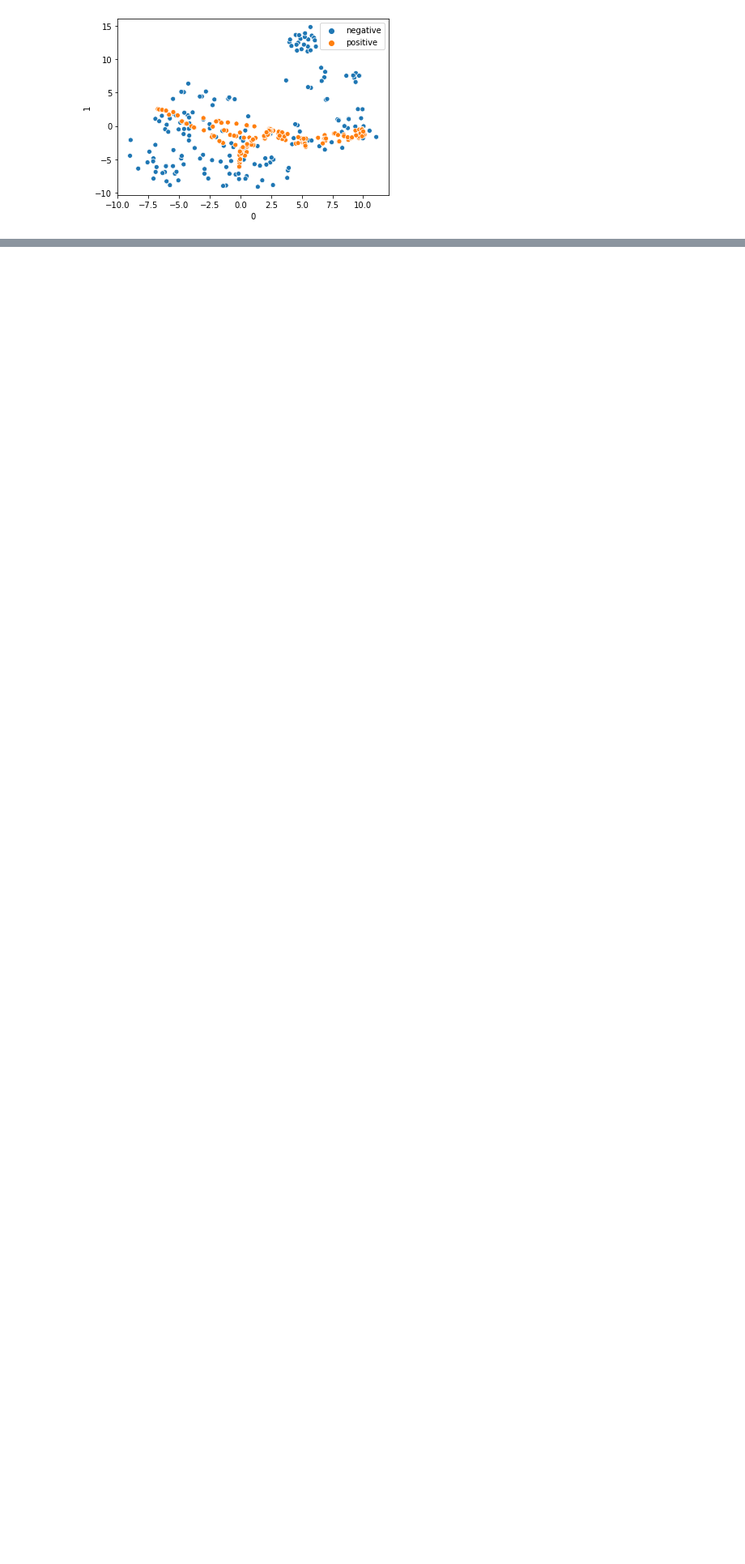
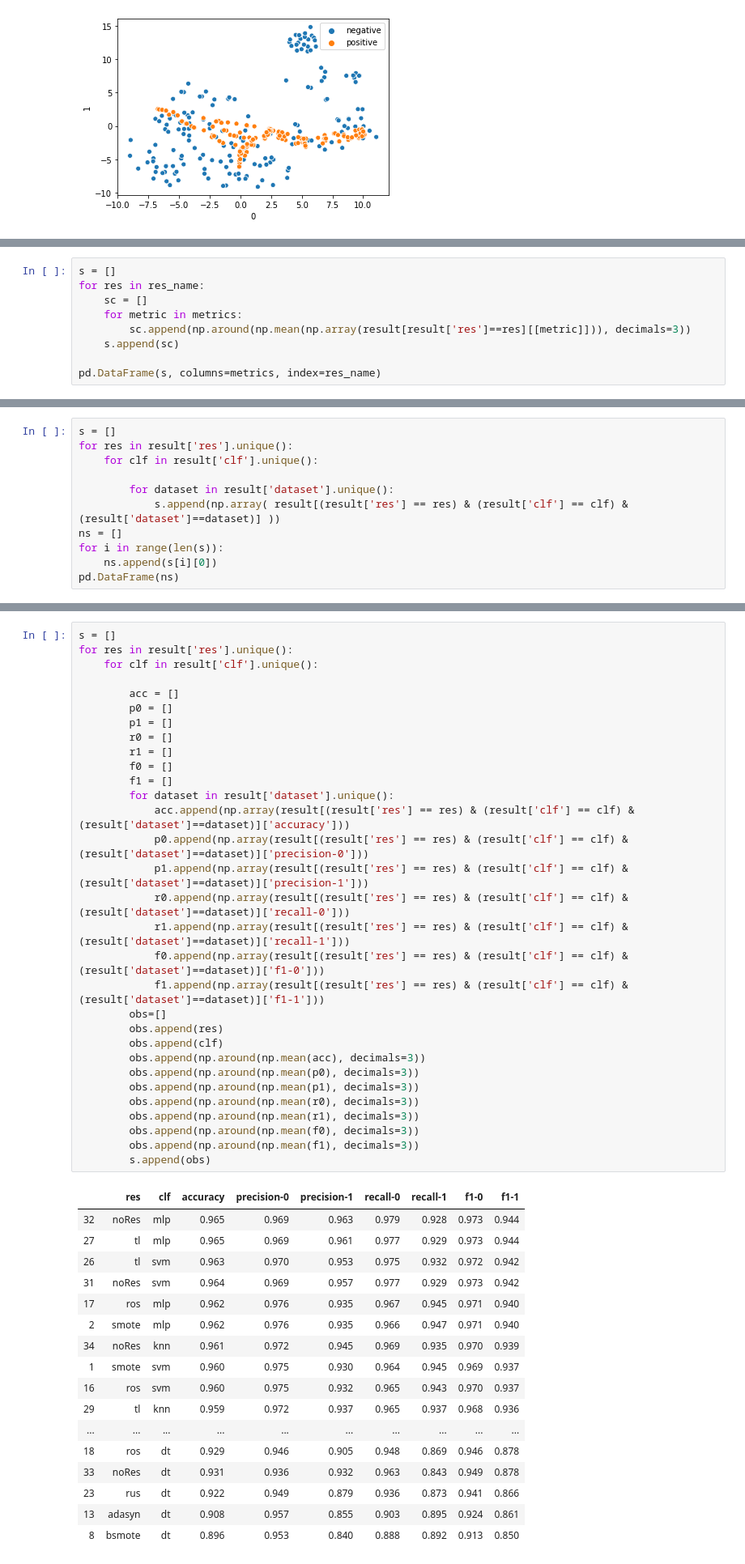
Before and after one commit to zkgz/skripsi, a Jupyter notebook: test.ipynb, the cells around one changed output, grey strips where cells are left out. Shown at 81% size. Saved outputs shown, nothing was run; the diff lists cells and outputs as text; blank space fills up the shorter version.

```diff
--- a/test.ipynb
+++ b/test.ipynb
@@ -67,0 +100,9 @@ sns.scatterplot(X_res[0], X_res[1], hue=y_res)
+# %%
+s = []
+for res in res_name:
+    sc = []
+    for metric in metrics:
+        sc.append(np.around(np.mean(np.array(result[result['res']==res][[metric]])), decimals=3))
+    s.append(sc)
+
+pd.DataFrame(s, columns=metrics, index=res_name)
@@ -67,0 +118,11 @@ sns.scatterplot(X_res[0], X_res[1], hue=y_res)
+# %%
+s = []
+for res in result['res'].unique():
+    for clf in result['clf'].unique():
+
+        for dataset in result['dataset'].unique():
+            s.append(np.array( result[(result['res'] == res) & (result['clf'] == clf) & (result['dataset']==dataset)] ))
+ns = []
+for i in range(len(s)):
+    ns.append(s[i][0])
+pd.DataFrame(ns)
@@ -67,0 +143,49 @@ sns.scatterplot(X_res[0], X_res[1], hue=y_res)
+# %%
+s = []
+for res in result['res'].unique():
+    for clf in result['clf'].unique():
+
+        acc = []
+        p0 = []
+        p1 = []
+        r0 = []
+        r1 = []
+        f0 = []
+        f1 = []
+        for dataset in result['dataset'].unique():
+            acc.append(np.array(result[(result['res'] == res) & (result['clf'] == clf) & (result['dataset']==dataset)]['accuracy']))
+            p0.append(np.array(result[(result['res'] == res) & (result['clf'] == clf) & (result['dataset']==dataset)]['precision-0']))
+            p1.append(np.array(result[(result['res'] == res) & (result['clf'] == clf) & (result['dataset']==dataset)]['precision-1']))
+            r0.append(np.array(result[(result['res'] == res) & (result['clf'] == clf) & (result['dataset']==dataset)]['recall-0']))
+            r1.append(np.array(result[(result['res'] == res) & (result['clf'] == clf) & (result['dataset']==dataset)]['recall-1']))
+            f0.append(np.array(result[(result['res'] == res) & (result['clf'] == clf) & (result['dataset']==dataset)]['f1-0']))
+            f1.append(np.array(result[(result['res'] == res) & (result['clf'] == clf) & (result['dataset']==dataset)]['f1-1']))
+        obs=[]
+        obs.append(res)
+        obs.append(clf)
+        obs.append(np.around(np.mean(acc), decimals=3))
+        obs.append(np.around(np.mean(p0), decimals=3))
+        obs.append(np.around(np.mean(p1), decimals=3))
+        obs.append(np.around(np.mean(r0), decimals=3))
+        obs.append(np.around(np.mean(r1), decimals=3))
+        obs.append(np.around(np.mean(f0), decimals=3))
+        obs.append(np.around(np.mean(f1), decimals=3))
+        s.append(obs)
+# %% [output]
+|  | res | clf | accuracy | precision-0 | precision-1 | recall-0 | recall-1 | f1-0 | f1-1 |
+| 32 | noRes | mlp | 0.965 | 0.969 | 0.963 | 0.979 | 0.928 | 0.973 | 0.944 |
+| 27 | tl | mlp | 0.965 | 0.969 | 0.961 | 0.977 | 0.929 | 0.973 | 0.944 |
+| 26 | tl | svm | 0.963 | 0.970 | 0.953 | 0.975 | 0.932 | 0.972 | 0.942 |
+| 31 | noRes | svm | 0.964 | 0.969 | 0.957 | 0.977 | 0.929 | 0.973 | 0.942 |
+| 17 | ros | mlp | 0.962 | 0.976 | 0.935 | 0.967 | 0.945 | 0.971 | 0.940 |
+| 2 | smote | mlp | 0.962 | 0.976 | 0.935 | 0.966 | 0.947 | 0.971 | 0.940 |
+| 34 | noRes | knn | 0.961 | 0.972 | 0.945 | 0.969 | 0.935 | 0.970 | 0.939 |
+| 1 | smote | svm | 0.960 | 0.975 | 0.930 | 0.964 | 0.945 | 0.969 | 0.937 |
+| 16 | ros | svm | 0.960 | 0.975 | 0.932 | 0.965 | 0.943 | 0.970 | 0.937 |
+| 29 | tl | knn | 0.959 | 0.972 | 0.937 | 0.965 | 0.937 | 0.968 | 0.936 |
+| ... | ... | ... | ... | ... | ... | ... | ... | ... | ... |
+| 18 | ros | dt | 0.929 | 0.946 | 0.905 | 0.948 | 0.869 | 0.946 | 0.878 |
+| 33 | noRes | dt | 0.931 | 0.936 | 0.932 | 0.963 | 0.843 | 0.949 | 0.878 |
+| 23 | rus | dt | 0.922 | 0.949 | 0.879 | 0.936 | 0.873 | 0.941 | 0.866 |
+| 13 | adasyn | dt | 0.908 | 0.957 | 0.855 | 0.903 | 0.895 | 0.924 | 0.861 |
+| 8 | bsmote | dt | 0.896 | 0.953 | 0.840 | 0.888 | 0.892 | 0.913 | 0.850 |
```
Also changed, not shown: parts of 9 cells of this notebook, 3 other files.
